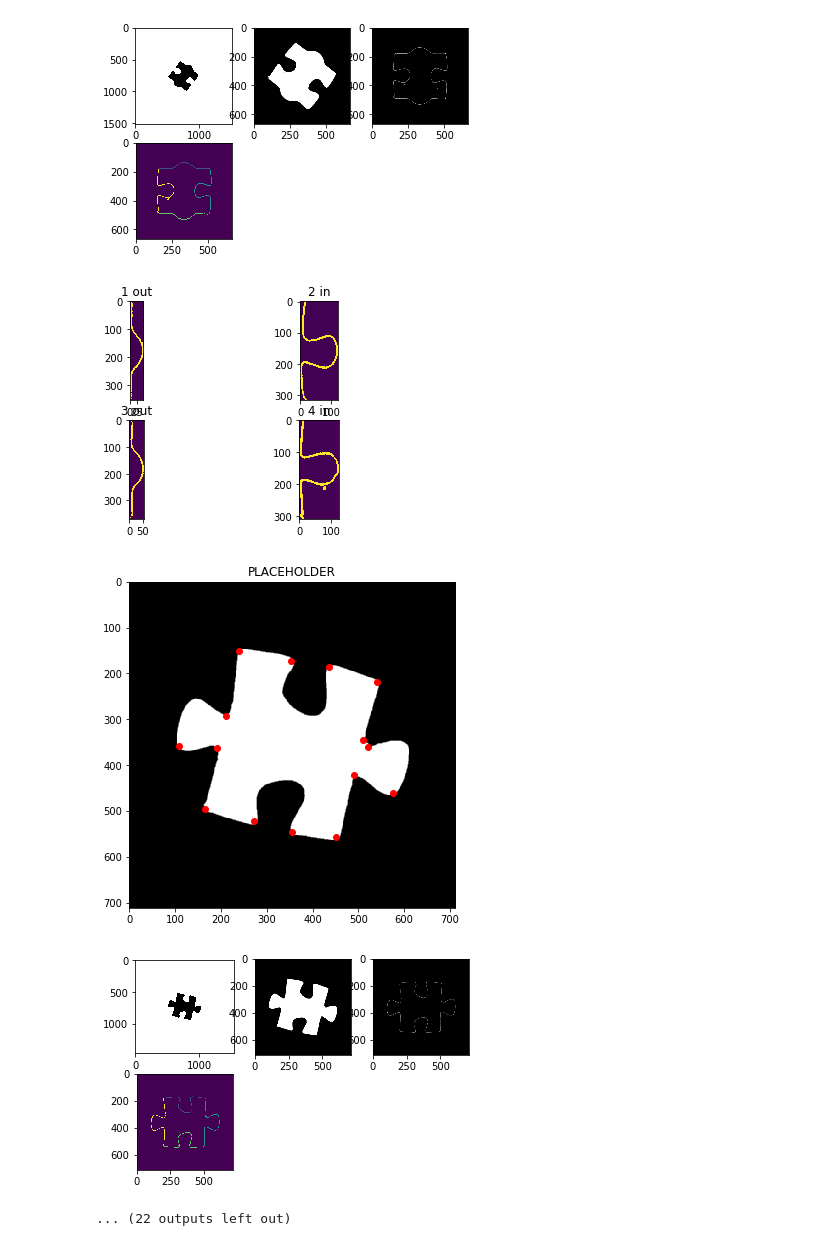
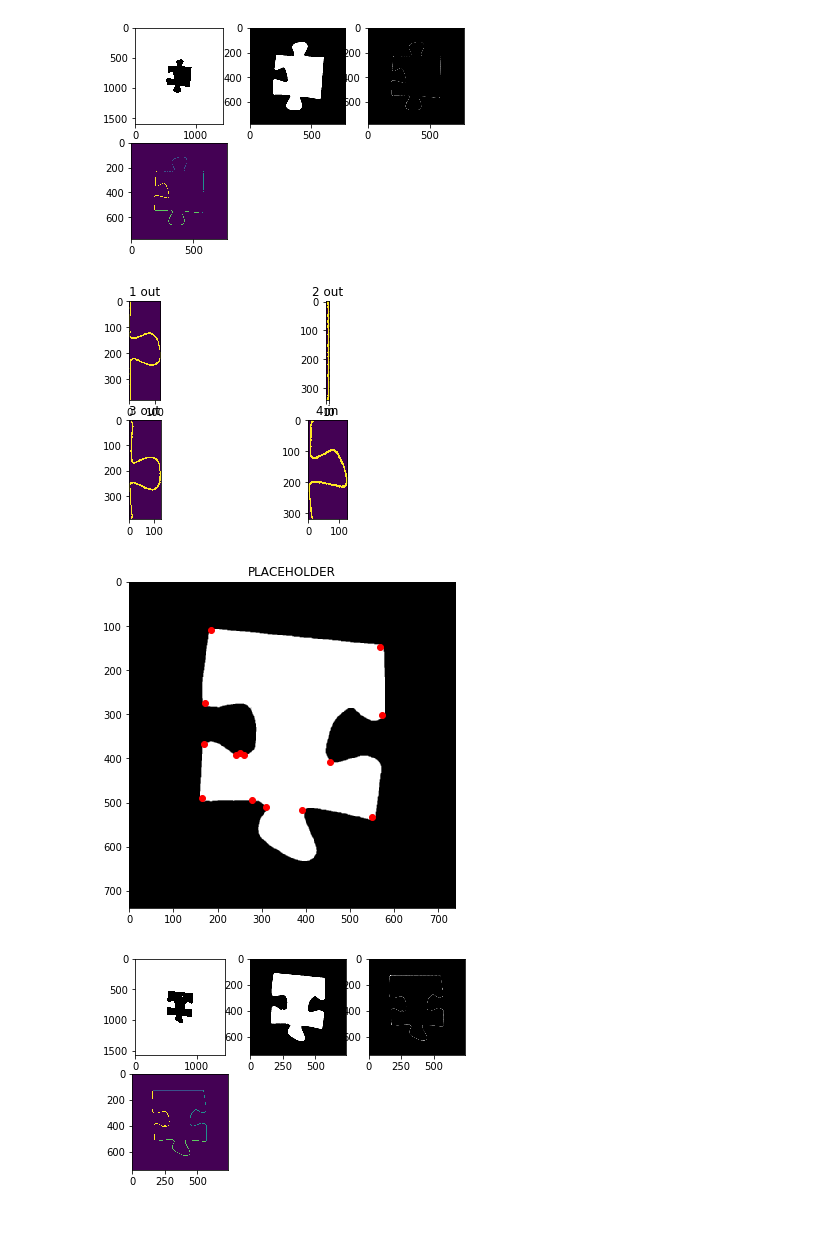
Before and after one commit to v-wangg/puzzle-solver, a Jupyter notebook: cv/SideExtractor_Harris.ipynb, the cells around one changed output. Drawn from its saved outputs; the diff is of its cells as text; code cells hidden in the pictures.

```diff
--- a/cv/SideExtractor_Harris.ipynb
+++ b/cv/SideExtractor_Harris.ipynb
@@ -10,7 +10,7 @@ import traceback
 from separate_pieces import preprocess
 from skimage import io
 # %%
-num_pieces = 11
+num_pieces = 4
 # %%
 def plot_grid(size, out_dict, *image_keys):
     h, w = size
@@ -25,7 +25,7 @@ postprocess = partial(cv2.blur, ksize=(3, 3))
 results = []
 error_labels = []
 
-img = io.imread("test_images/pic5.jpeg")
+img = io.imread("test_images/pic7.jpeg")
 pieces = preprocess(img, num_pieces)
 print(len(pieces))
 
@@ -71,5 +71,4 @@ for piece in pieces:
-[figure, old version]
+[figure, new version]
-[figure, old version]
+[figure, new version]
-[figure, old version]
+[figure, new version]
-[figure, old version]
+[figure, new version]
-... (22 outputs left out)
```
Also changed, not shown: parts of 5 cells of this notebook, 4 other files.
